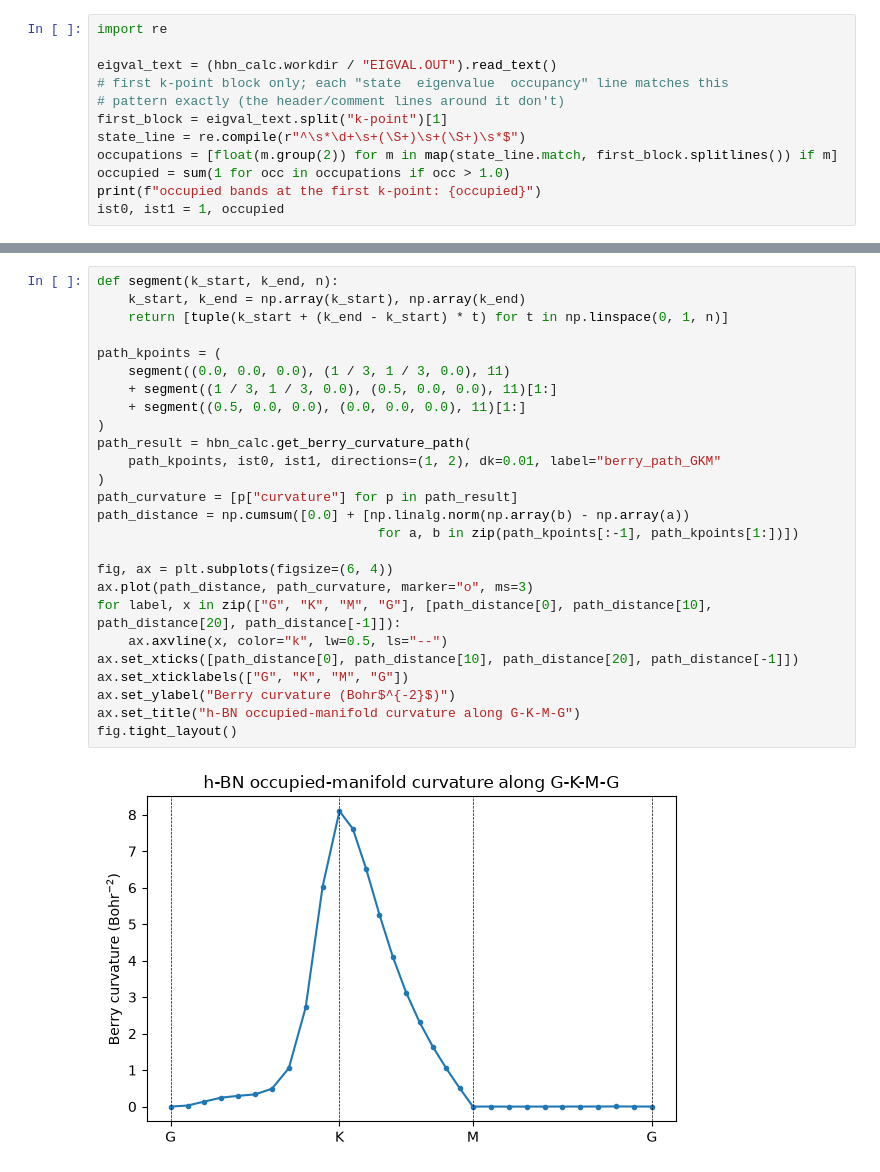
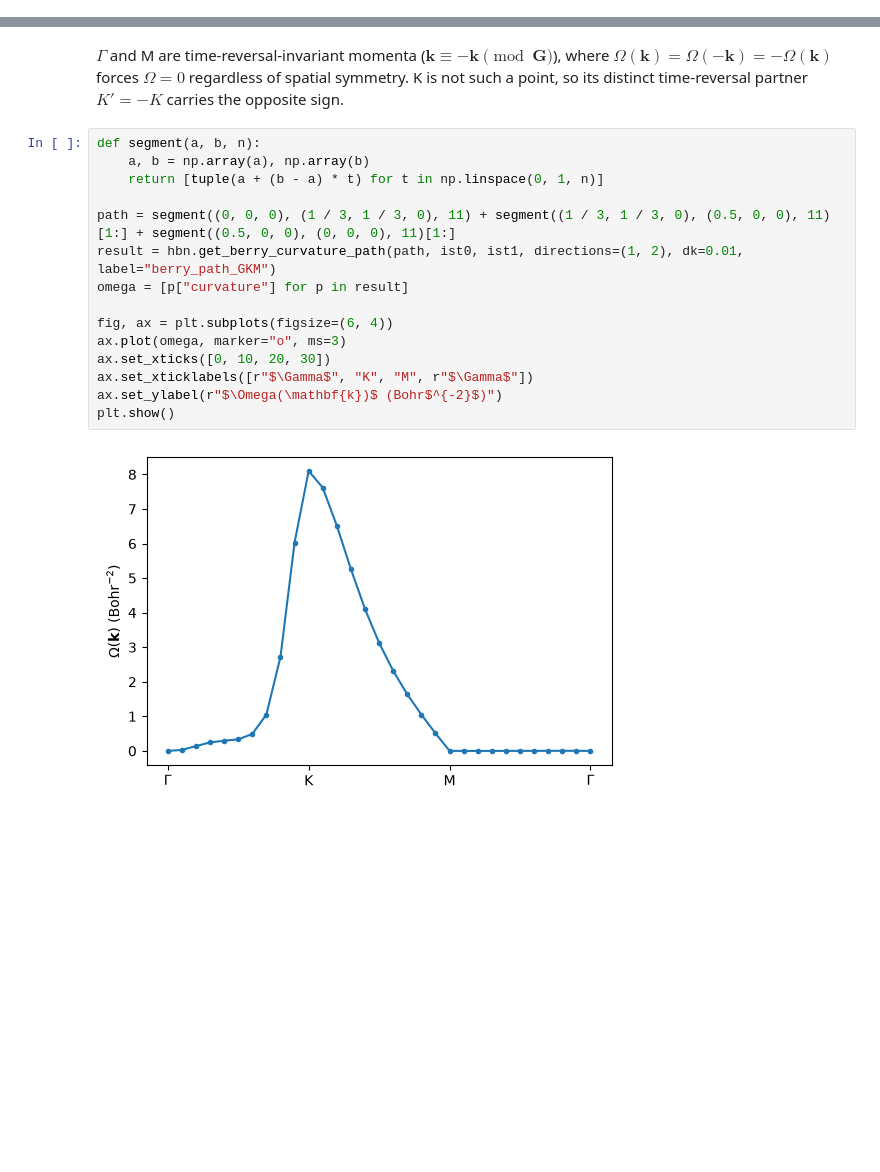
Before and after one commit to joselado/elkpy, a Jupyter notebook: notebooks/05_berry_curvature.ipynb, the cells around one changed output, grey strips where cells are left out. Saved outputs shown, nothing was run; the diff lists cells and outputs as text; blank space fills up the shorter version.

```diff
--- a/notebooks/05_berry_curvature.ipynb
+++ b/notebooks/05_berry_curvature.ipynb
@@ -95,12 +43,0 @@ include; reading occupations directly avoids having to reason about that by hand
-# %%
-import re
-
-eigval_text = (hbn_calc.workdir / "EIGVAL.OUT").read_text()
-# first k-point block only; each "state  eigenvalue  occupancy" line matches this
-# pattern exactly (the header/comment lines around it don't)
-first_block = eigval_text.split("k-point")[1]
-state_line = re.compile(r"^\s*\d+\s+(\S+)\s+(\S+)\s*$")
-occupations = [float(m.group(2)) for m in map(state_line.match, first_block.splitlines()) if m]
-occupied = sum(1 for occ in occupations if occ > 1.0)
-print(f"occupied bands at the first k-point: {occupied}")
-ist0, ist1 = 1, occupied
@@ -163,28 +53,19 @@ per point. All the points below are bundled into a single Elk task-9001 invocati
+# %% [markdown]
+$\Gamma$ and M are time-reversal-invariant momenta ($\mathbf k\equiv-\mathbf k \pmod{\mathbf G}$), where $\Omega(\mathbf k)=\Omega(-\mathbf k)=-\Omega(\mathbf k)$ forces $\Omega=0$ regardless of spatial symmetry. K is not such a point, so its distinct time-reversal partner $K'=-K$ carries the opposite sign.
 # %%
-def segment(k_start, k_end, n):
-    k_start, k_end = np.array(k_start), np.array(k_end)
-    return [tuple(k_start + (k_end - k_start) * t) for t in np.linspace(0, 1, n)]
+def segment(a, b, n):
+    a, b = np.array(a), np.array(b)
+    return [tuple(a + (b - a) * t) for t in np.linspace(0, 1, n)]
 
-path_kpoints = (
-    segment((0.0, 0.0, 0.0), (1 / 3, 1 / 3, 0.0), 11)
-    + segment((1 / 3, 1 / 3, 0.0), (0.5, 0.0, 0.0), 11)[1:]
-    + segment((0.5, 0.0, 0.0), (0.0, 0.0, 0.0), 11)[1:]
-)
-path_result = hbn_calc.get_berry_curvature_path(
-    path_kpoints, ist0, ist1, directions=(1, 2), dk=0.01, label="berry_path_GKM"
-)
-path_curvature = [p["curvature"] for p in path_result]
-path_distance = np.cumsum([0.0] + [np.linalg.norm(np.array(b) - np.array(a))
-                                    for a, b in zip(path_kpoints[:-1], path_kpoints[1:])])
+path = segment((0, 0, 0), (1 / 3, 1 / 3, 0), 11) + segment((1 / 3, 1 / 3, 0), (0.5, 0, 0), 11)[1:] + segment((0.5, 0, 0), (0, 0, 0), 11)[1:]
+result = hbn.get_berry_curvature_path(path, ist0, ist1, directions=(1, 2), dk=0.01, label="berry_path_GKM")
+omega = [p["curvature"] for p in result]
 
 fig, ax = plt.subplots(figsize=(6, 4))
-ax.plot(path_distance, path_curvature, marker="o", ms=3)
-for label, x in zip(["G", "K", "M", "G"], [path_distance[0], path_distance[10], path_distance[20], path_distance[-1]]):
-    ax.axvline(x, color="k", lw=0.5, ls="--")
-ax.set_xticks([path_distance[0], path_distance[10], path_distance[20], path_distance[-1]])
-ax.set_xticklabels(["G", "K", "M", "G"])
-ax.set_ylabel("Berry curvature (Bohr$^{-2}$)")
-ax.set_title("h-BN occupied-manifold curvature along G-K-M-G")
-fig.tight_layout()
+ax.plot(omega, marker="o", ms=3)
+ax.set_xticks([0, 10, 20, 30])
+ax.set_xticklabels([r"$\Gamma$", "K", "M", r"$\Gamma$"])
+ax.set_ylabel(r"$\Omega(\mathbf{k})$ (Bohr$^{-2}$)")
+plt.show()
 # %% [output]
-[figure, old version]
+[figure, new version]
```
Also changed, not shown: parts of 16 cells of this notebook, 10 other files.
